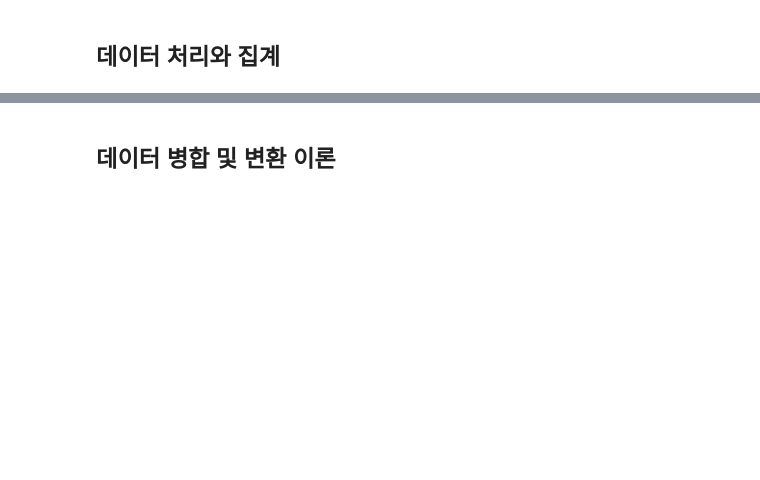
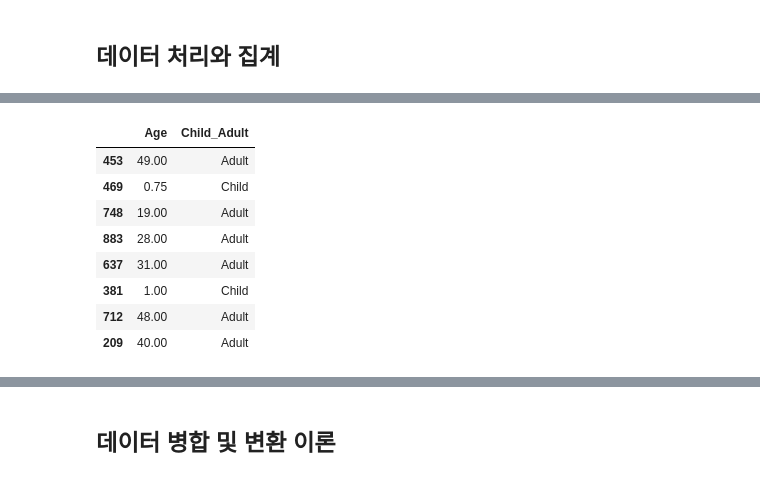
Before and after one commit to Yuwolx/ds_TIL, a Jupyter notebook: 2_pandas_advanced/pandas_advanced.ipynb, the cells around one changed output, grey strips where cells are left out. Saved outputs shown, nothing was run; the diff lists cells and outputs as text; code cells hidden in the pictures; blank space fills up the shorter version.

```diff
--- a/2_pandas_advanced/pandas_advanced.ipynb
+++ b/2_pandas_advanced/pandas_advanced.ipynb
@@ -260,7 +460,17 @@ titanic_df[['Name', 'Name_len']].head(3)
 # %%
 # 나이 기준으로 아동/성인 구분
 titanic_df['Child_Adult'] = titanic_df['Age'].apply(lambda x: 'Child' if x <= 15 else 'Adult')
-titanic_df[['Age', 'Child_Adult']].head(8)
+titanic_df[['Age', 'Child_Adult']].sample(8)
+# %% [output]
+|  | Age | Child_Adult |
+| 453 | 49.00 | Adult |
+| 469 | 0.75 | Child |
+| 748 | 19.00 | Adult |
+| 883 | 28.00 | Adult |
+| 637 | 31.00 | Adult |
+| 381 | 1.00 | Child |
+| 712 | 48.00 | Adult |
+| 209 | 40.00 | Adult |
 # %%
 def categorize_age(age):
     """
```
Also changed, not shown: parts of 47 cells of this notebook.
